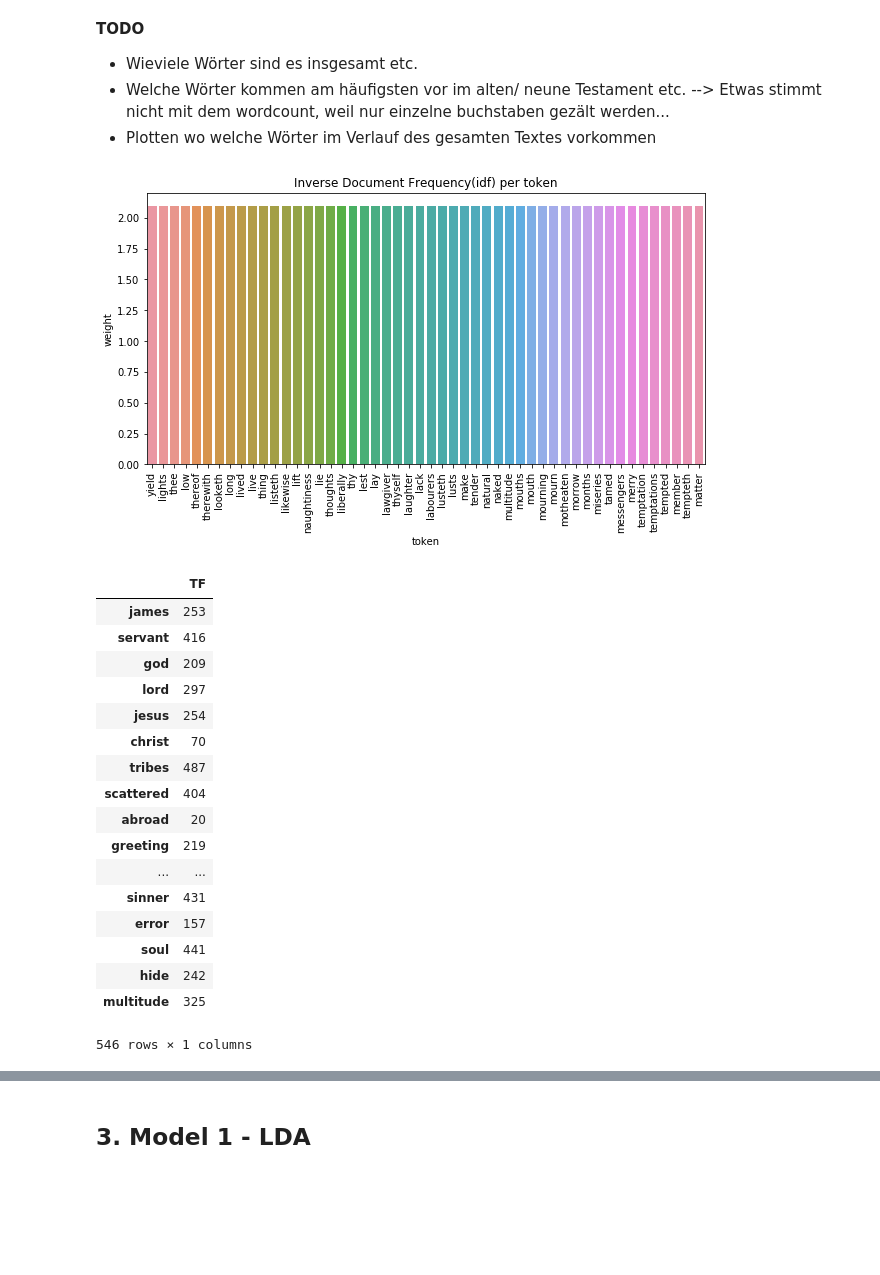
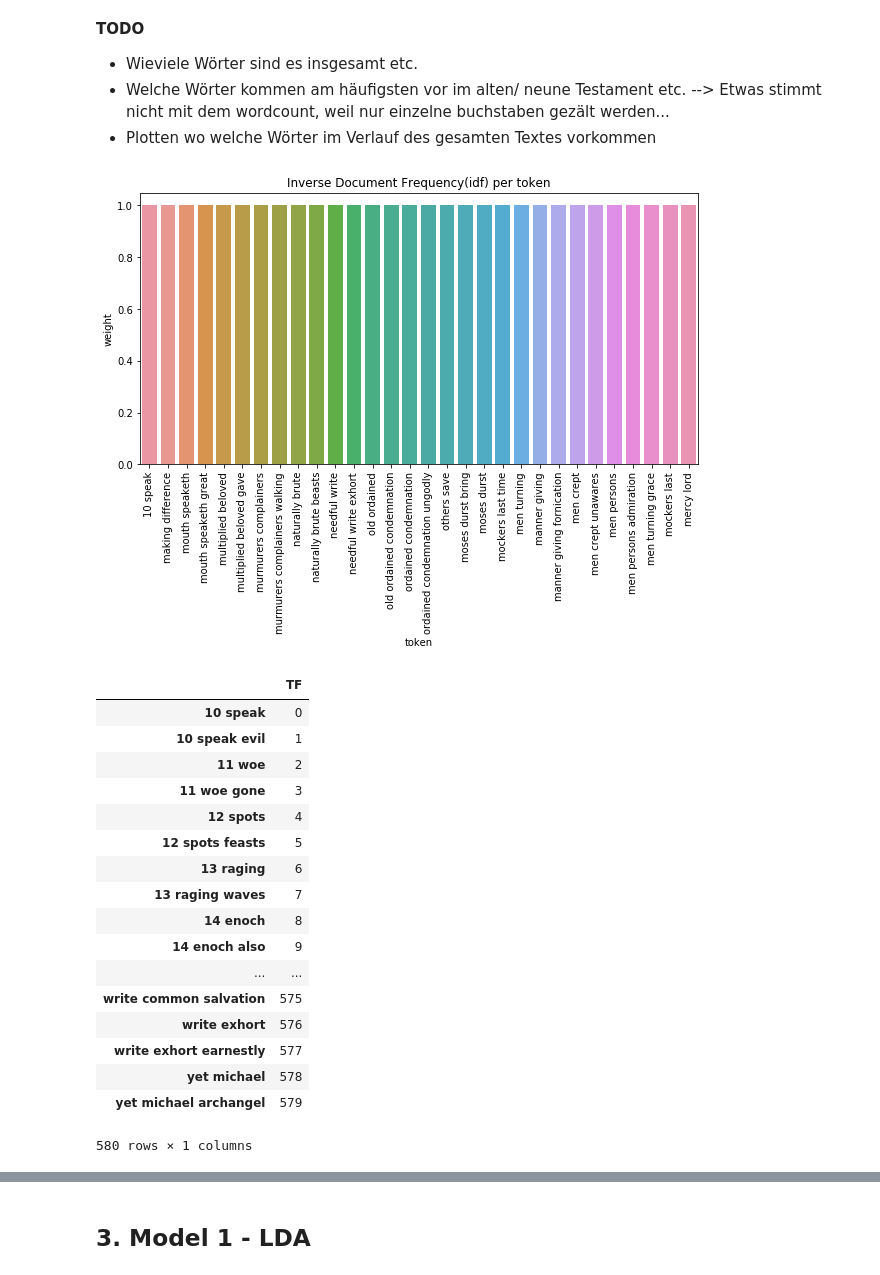
Before and after one commit to Amglex/Machine-Learning-for-textual-data, a Jupyter notebook: ML_Project.ipynb, the cells around one changed output, grey strips where cells are left out. Saved outputs shown, nothing was run; the diff lists cells and outputs as text; code cells hidden in the pictures; blank space fills up the shorter version.

Commit message:
Updated graphs and stopwords

```diff
--- a/ML_Project.ipynb
+++ b/ML_Project.ipynb
@@ -247,9 +247,9 @@ def preprocessor(text):
     '''removing all punctuation, non-letter characters and white spaces'''
     text.strip()
     text = (re.sub('[\W]+', ' ', text.lower()))      #remove non-word characters and make text lowercase
-    text = (re.sub('[\d]+', '', text))               #to remove numbers [0-9]
+    text = ''.join([i for i in text if not i.isdigit()])
+    #text = (re.sub('[\d]+', '', text))               #to remove numbers [0-9]
     text = (re.sub('\n', ' ', text))
-
     return text.strip()
 
 # Step 3
@@ -258,8 +258,12 @@ def tokenizer(text):
     return text.split()
 
 # Step 4
+# First, we define the stopwords
+stop = stopwords.words('english')
+new_stop = ['ye', 'shall', "thy", "shalt", "thou", "thee", "unto", "upon", "therefore", "saith", "therefor", "done"]
+stop.extend(new_stop)
+
 def remove_stopwords(text):
-    stop = stopwords.words('english')
     words = [word for word in text.split()]
     stopremoved = [w for w in words if w not in stop]
     return ' '.join(stopremoved)
@@ -360,52 +366,53 @@ plt.show()
 # %%
 import seaborn as sns
 
 # Obtain text per book
-text = df.loc[df.book == "James","text"]
+text = df.loc[df.book == "Jude","text"]
+text.apply(preprocessor)
 
 # Use the sklearn vectorizer
-tf = TfidfVectorizer(max_features=1000, lowercase=True, analyzer='word', stop_words= 'english',ngram_range=(1,1))
+tf = TfidfVectorizer(max_features = 1000, lowercase = True, analyzer = 'word', stop_words = stop,ngram_range = (2,3))
 txt_fitted = tf.fit(text)
 txt_transformed = txt_fitted.transform(text)
 
 idf = tf.idf_
 rr = dict(zip(txt_fitted.get_feature_names(), idf))
-token_weight = pd.DataFrame.from_dict(rr, orient='index').reset_index()
-token_weight.columns=('token','weight')
-token_weight = token_weight.sort_values(by='weight', ascending=False)
-token_weight = token_weight[0:50]
+token_weight = pd.DataFrame.from_dict(rr, orient = 'index').reset_index()
+token_weight.columns = ('token','weight')
+token_weight = token_weight.sort_values(by = 'weight', ascending = False)
+token_weight = token_weight[0:30]
 
-sns.barplot(x='token', y='weight', data=token_weight)
+sns.barplot(x = 'token', y = 'weight', data = token_weight)
 plt.title("Inverse Document Frequency(idf) per token")
-fig=plt.gcf()
+fig = plt.gcf()
 fig.set_size_inches(10,5)
-plt.xticks(rotation=90)
+plt.xticks(rotation = 90)
 plt.show()
 # %% [output]
-[figure, old version]
+[figure, new version]
 # %%
 count = pd.DataFrame.from_dict(tf.vocabulary_, orient = "index", columns = ["TF"])
 count
-#count.sort_values(by = "TF")
+count.sort_values(by = "TF")
 # %% [output]
 |  | TF |
-| james | 253 |
-| servant | 416 |
-| god | 209 |
-| lord | 297 |
-| jesus | 254 |
-| christ | 70 |
-| tribes | 487 |
-| scattered | 404 |
-| abroad | 20 |
-| greeting | 219 |
+| 10 speak | 0 |
+| 10 speak evil | 1 |
+| 11 woe | 2 |
+| 11 woe gone | 3 |
+| 12 spots | 4 |
+| 12 spots feasts | 5 |
+| 13 raging | 6 |
+| 13 raging waves | 7 |
+| 14 enoch | 8 |
+| 14 enoch also | 9 |
 | ... | ... |
-| sinner | 431 |
-| error | 157 |
-| soul | 441 |
-| hide | 242 |
-| multitude | 325 |
+| write common salvation | 575 |
+| write exhort | 576 |
+| write exhort earnestly | 577 |
+| yet michael | 578 |
+| yet michael archangel | 579 |
-546 rows × 1 columns
+580 rows × 1 columns
 # %%
 from nltk.probability import FreqDist
 import matplotlib.pyplot as plt
```
Also changed, not shown: parts of 22 cells of this notebook, 1 other file.
